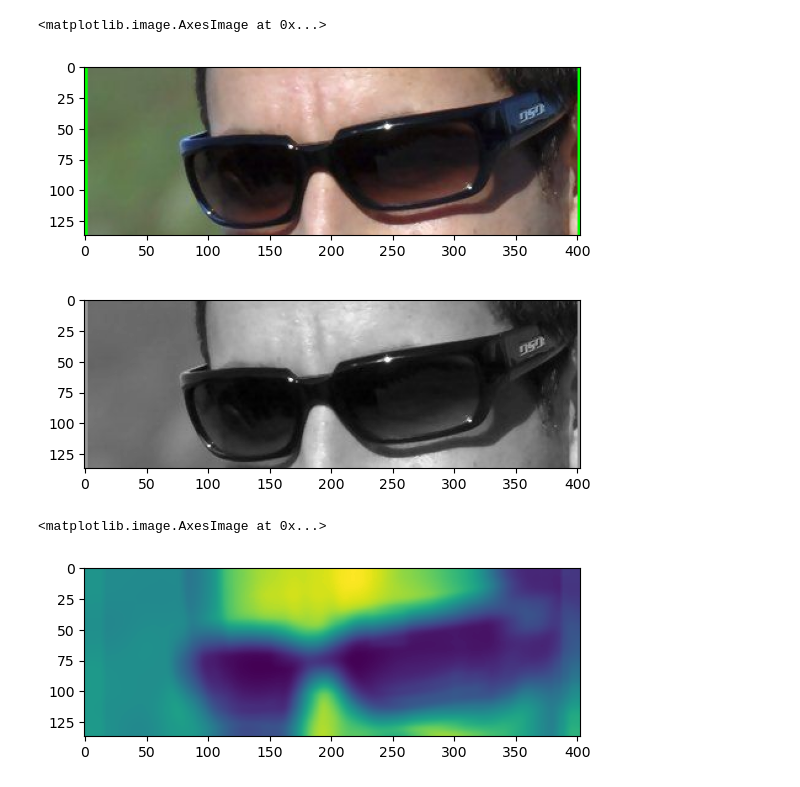
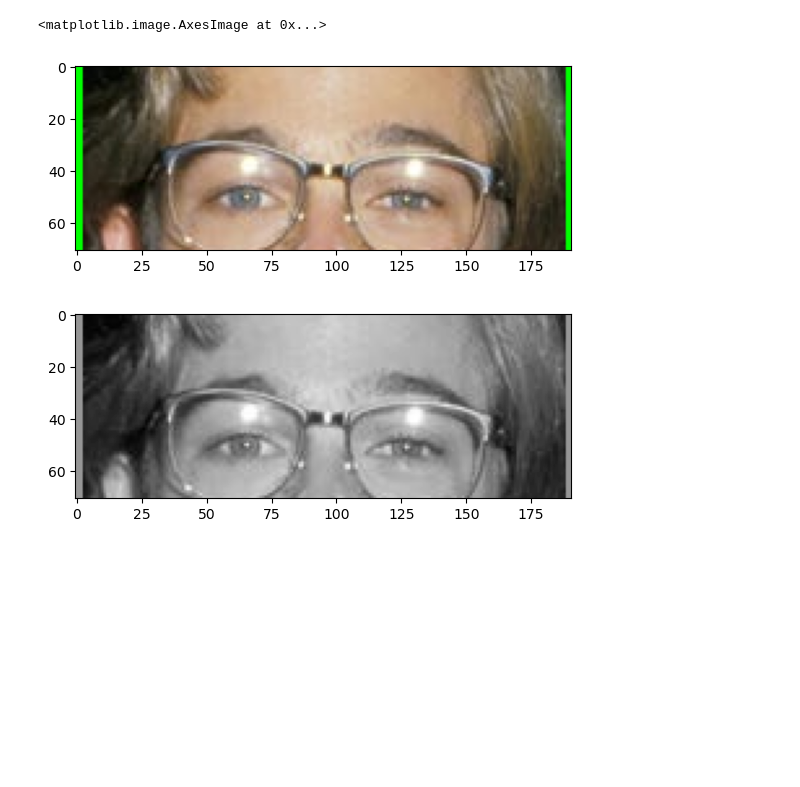
Before and after one commit to germano30/VisaoComp-Trab1, a Jupyter notebook: trabalho1.ipynb, the cells around one changed output. Saved outputs shown, nothing was run; the diff lists cells and outputs as text; code cells hidden in the pictures; blank space fills up the shorter version.

```diff
--- a/trabalho1.ipynb
+++ b/trabalho1.ipynb
@@ -4,3 +6,0 @@ import matplotlib.pyplot as plt
-# %%
-img = cv.imread('img/adam_oc.jpg')
-plt.imshow(cv.cvtColor(img, cv.COLOR_BGR2RGB))
@@ -9,0 +7,10 @@ plt.imshow(cv.cvtColor(img, cv.COLOR_BGR2RGB))
+# %%
+file = 'img/brad_oc'
+try:
+    final = file+'.png'
+    img = cv.imread(final)
+    plt.imshow(cv.cvtColor(img, cv.COLOR_BGR2RGB))
+except cv.error:
+    final = file+'.jpg'
+    img = cv.imread(final)
+    plt.imshow(cv.cvtColor(img, cv.COLOR_BGR2RGB))
@@ -39,7 +49,7 @@ plt.imshow(cv.cvtColor(cropped_img, cv.COLOR_BGR2RGB))
 # %%
-parte_cima = img[int(face[0][1]*1.33): face[0][1] + int(face[0][3]/2), face[0][0] : face[0][0] +face[0][2]]
+parte_cima = img[int(face[0][1]*1.33): face[0][1] + int(face[0][3]/2),face[0][0] : face[0][0] +face[0][2]]
 
 plt.imshow(cv.cvtColor(parte_cima, cv.COLOR_BGR2RGB))
 # %% [output]
 <matplotlib.image.AxesImage at 0x...>
-[figure, old version]
+[figure, new version]
@@ -76,12 +56,7 @@ plt.imshow(cv.cvtColor(parte_cima, cv.COLOR_BGR2RGB))
 # %%
 
 gray_crop = cv.cvtColor(parte_cima, cv.COLOR_BGR2GRAY)
 plt.imshow(gray_crop, cmap='gray')
 plt.show()
-ksize = (30, 30)
-image = cv.blur(gray_crop, ksize, cv.BORDER_DEFAULT)
-plt.imshow(image)
 # %% [output]
-[figure, old version]
+[figure, new version]
-<matplotlib.image.AxesImage at 0x...>
-[figure, removed]
```
Also changed, not shown: parts of 12 cells of this notebook, 8 other files.
